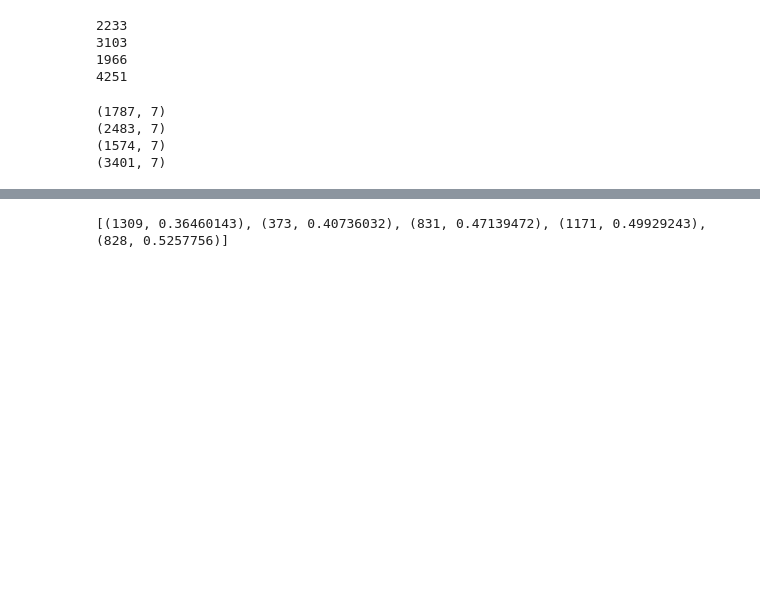
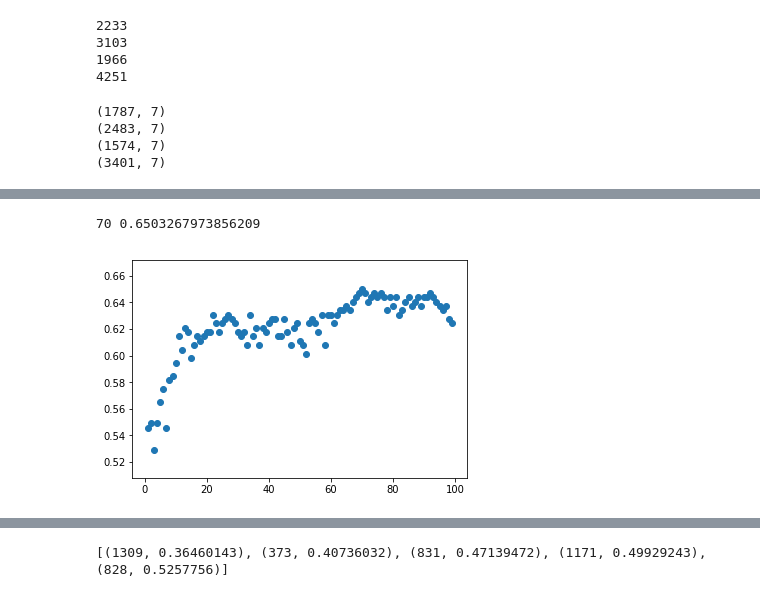
Before and after one commit to kolchinski/humanception-score, a Jupyter notebook: distances/knn_experiment/Nearest_neighbors.ipynb, the cells around one changed output, grey strips where cells are left out. Saved outputs shown, nothing was run; the diff lists cells and outputs as text; code cells hidden in the pictures; blank space fills up the shorter version.

Commit message:
Crossval for kNN

```diff
--- a/distances/knn_experiment/Nearest_neighbors.ipynb
+++ b/distances/knn_experiment/Nearest_neighbors.ipynb
@@ -61,0 +57,10 @@ len(progan_votes), len(began_votes), len(stylegan_votes)
+# %%
+progan_votes = img_votes['progan5000']
+began_votes = img_votes['began5000']
+stylegan_votes = img_votes['styleganceleba5000']
+wgan_votes = img_votes['wgangp5000']
+votes = {'progan' : progan_votes,
+        'stylegan' : stylegan_votes,
+        'began' : began_votes,
+        'wgan' : wgan_votes}
+[(k, len(v)) for k,v in votes.items()]
@@ -119,6 +165,11 @@ print(len(began_features_by_file))
 
 wgan_features_by_file = {wgan_filenames[i] : wgan_distance_features[i] for i in range(len(wgan_filenames))}
 print(len(wgan_features_by_file))
+
+features_by_file = {'progan' : progan_features_by_file,
+        'stylegan' : stylegan_features_by_file,
+        'began' : began_features_by_file,
+        'wgan' : wgan_features_by_file}
 # %% [output]
 2233
 3103
@@ -136,6 +187,11 @@ print(began_train_feats.shape)
 
 wgan_train_feats = np.array([wgan_features_by_file[x] for x in wgan_train_files])
 print(wgan_train_feats.shape)
+
+train_feats = {'progan' : progan_train_feats,
+        'stylegan' : stylegan_train_feats,
+        'began' : began_train_feats,
+        'wgan' : wgan_train_feats}
 # %% [output]
 (1787, 7)
 (2483, 7)
@@ -174,0 +200,50 @@ print(correct_guesses, incorrect_guesses, correct_guesses / (correct_guesses + i
+# %%
+
+#K = 1
+
+#model = 'progan' #Val set from same model(s)
+
+def knn_classify(ref_feats, x_feats, votes_by_index, k_num):
+    dists = np.linalg.norm(x_feats - ref_feats, axis=1)
+
+    kNN = sorted(enumerate(dists), key = lambda x: x[1])[:k_num]
+    kNN_votes = reduce(lambda x, y: [x[0] + y[0], x[1] + y[1]],
+                       [votes_by_index[z[0]] for z in kNN])
+
+    fake_votes, real_votes = kNN_votes
+    return real_votes >= fake_votes # Tie break by guessing "fake"
+
+
+def knn_eval(model, k_num):
+    correct_guesses = 0
+    incorrect_guesses = 0
+
+    for x in val_files[model]:
+        feats = features_by_file[model][x]
+
+        model_votes_by_index = [votes[model][f] for f in train_files[model]]
+        pred = knn_classify(train_feats[model], feats, model_votes_by_index, k_num) #True is "real", False is "fake"
+
+        val_fake_votes, val_real_votes = votes[model][x]
+
+        if pred:
+            correct_guesses += val_real_votes
+            incorrect_guesses += val_fake_votes
+        else:
+            correct_guesses += val_fake_votes
+            incorrect_guesses += val_real_votes
+
+    return(correct_guesses, incorrect_guesses)
+
+
+def crossval_knn(model):
+    rates = []
+    for k in tqdm_notebook(range(1,100)):
+        corrects, incorrects = knn_eval(model, k)
+        rates.append(corrects/(corrects+incorrects))
+    plt.scatter(range(1,100), rates)
+    return np.argmax(rates) + 1, np.max(rates)
+
+progan_best_k, progan_accuracy = crossval_knn('progan')
+print(progan_best_k, progan_accuracy)
+# %% [output]
@@ -174,0 +251,2 @@ print(correct_guesses, incorrect_guesses, correct_guesses / (correct_guesses + i
+70 0.6503267973856209
+[figure, added]
```
Also changed, not shown: parts of 11 cells of this notebook.
